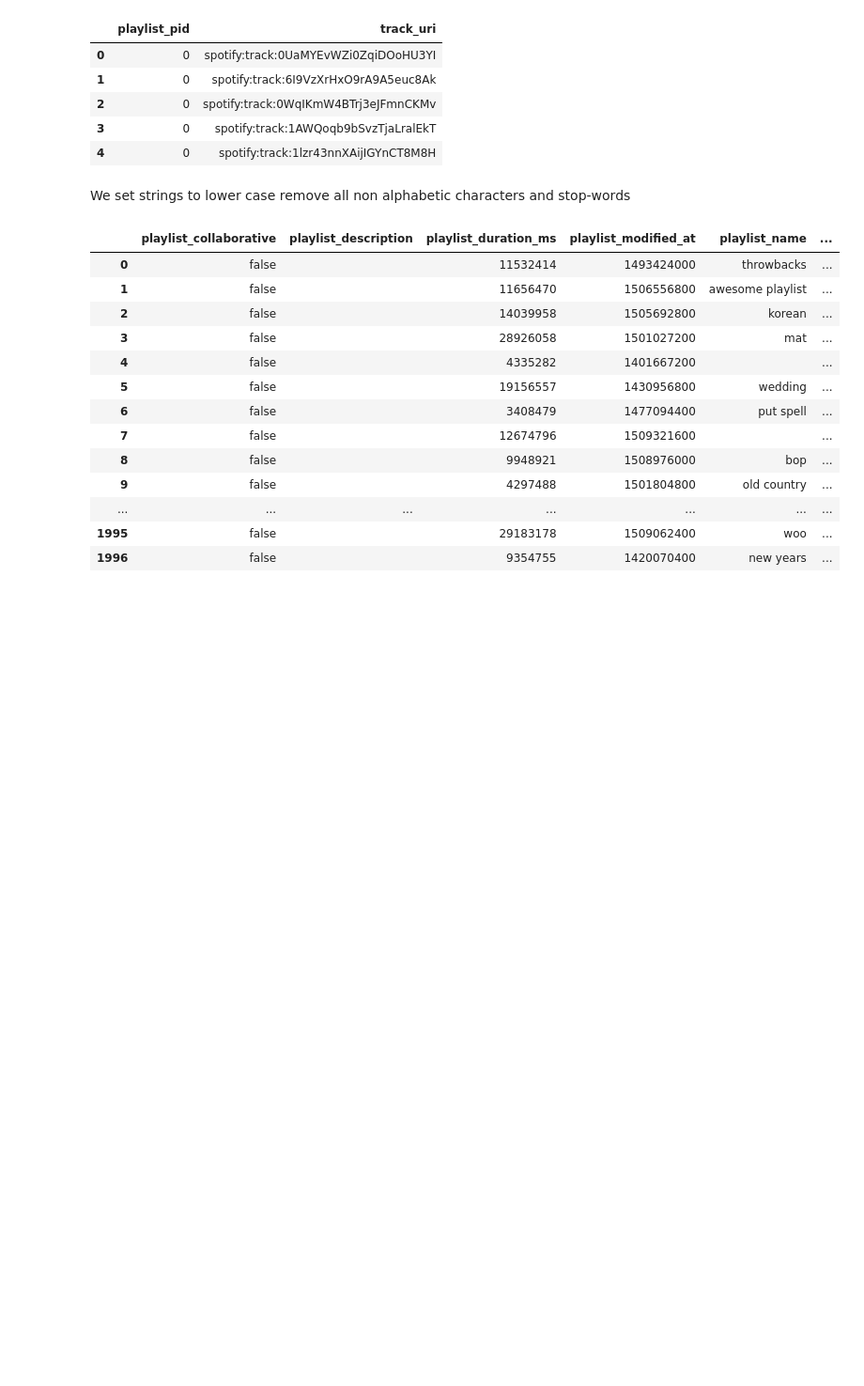
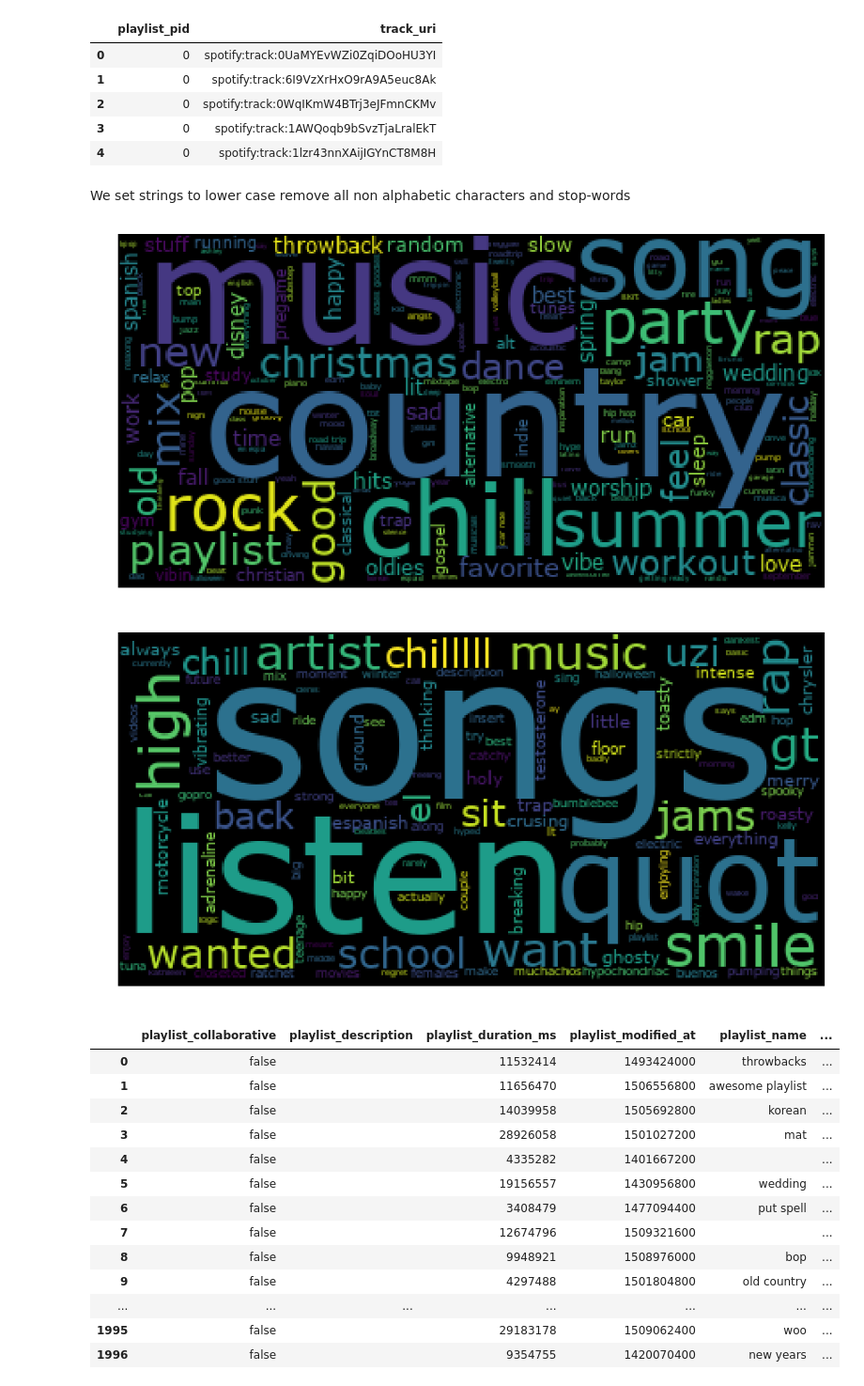
Before and after one commit to tralpha/spotify-project, a Jupyter notebook: DataLoader.ipynb, the cells around one changed output. Shown at 94% size. Drawn from its saved outputs; the diff is of its cells as text; code cells hidden in the pictures; blank space fills up the shorter version.

Commit message:
Added wordcloud

```diff
--- a/DataLoader.ipynb
+++ b/DataLoader.ipynb
@@ -138,6 +138,31 @@ playlist_df.playlist_description = playlist_df.playlist_description.apply(lambda
 playlist_df.playlist_name = playlist_df.playlist_name.apply(lambda x: x.lower())
 playlist_df.playlist_name = playlist_df.playlist_name.str.replace('[^a-z]+', ' ')
 playlist_df.playlist_name = playlist_df.playlist_name.apply(lambda x: ' '.join([word for word in x.split() if word not in (stop)]))
+# %%
+#from PIL import Image
+#pip install wordcloud
+from wordcloud import WordCloud
+
+cv = CountVectorizer(min_df=0, stop_words=None, max_features=200)
+counts = cv.fit_transform(playlist_df.playlist_name).toarray().ravel()
+words = np.array(cv.get_feature_names())
+# normalize
+
+def generate_wordcloud(text): # optionally add: stopwords=STOPWORDS and change the arg below
+    wordcloud = WordCloud(font_path='/Library/Fonts/Verdana.ttf',
+                          relative_scaling = 0.1,
+                          ).generate(text)
+    plt.figure(figsize=(15,10))
+    plt.imshow(wordcloud)
+    plt.axis("off")
+    plt.show()
+
+generate_wordcloud(' '.join(playlist_df.playlist_name))
+
+generate_wordcloud(' '.join(playlist_df.playlist_description))
+# %% [output]
+[figure, added]
+[figure, added]
 # %%
 from sklearn.feature_extraction.text import CountVectorizer, TfidfTransformer
 
```
